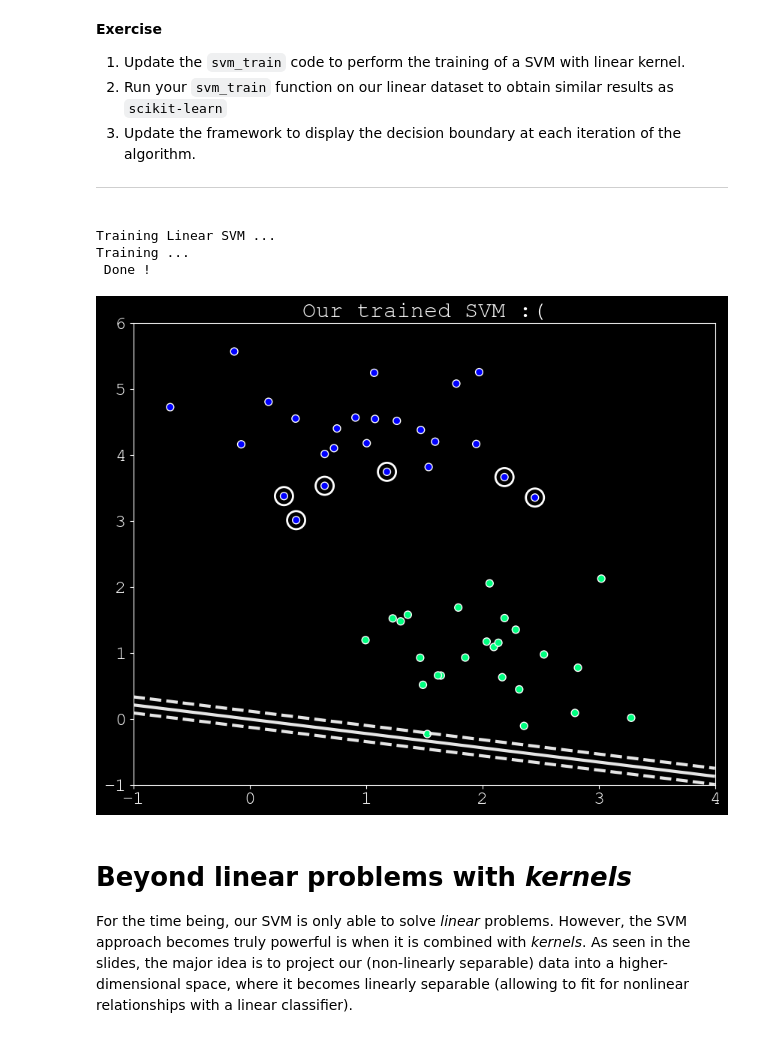
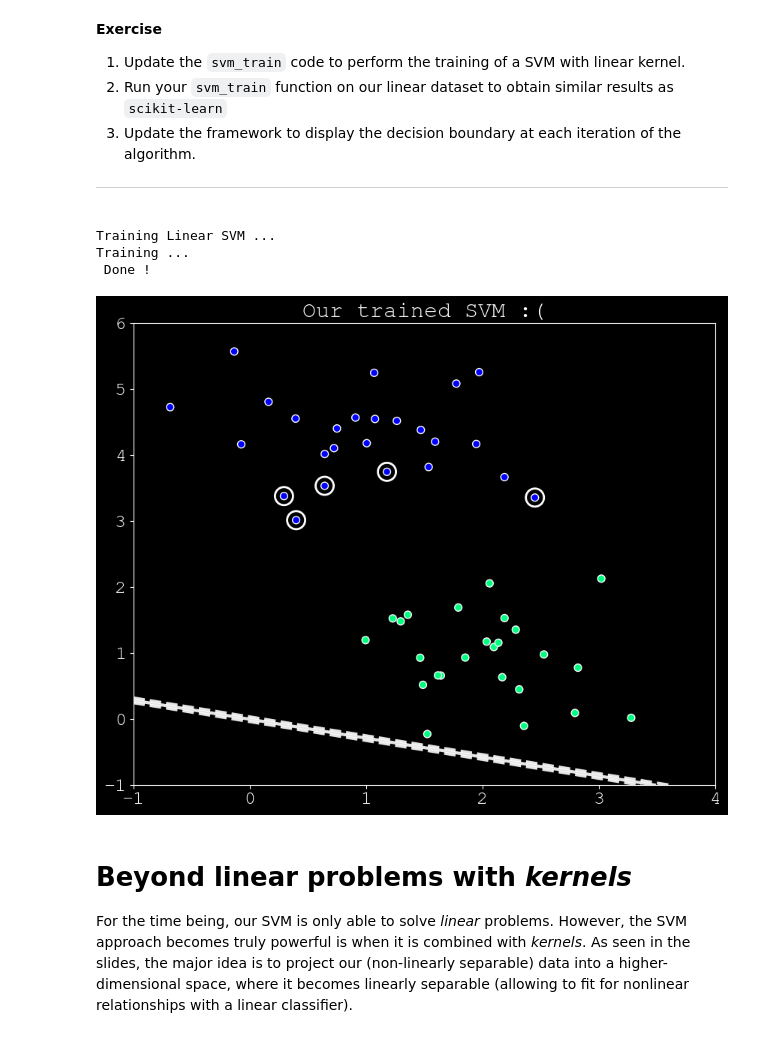
Before and after one commit to peladeaucome/atiam_ml, a Jupyter notebook: 03_support_vector_machines.ipynb, the cells around one changed output. Drawn from its saved outputs; the diff is of its cells as text; code cells hidden in the pictures.

```diff
--- a/03_support_vector_machines.ipynb
+++ b/03_support_vector_machines.ipynb
@@ -447,7 +447,6 @@ def svm_train(X, Y_b, C, kernel_type, tol=1e-3, max_iter=5):
 
     # Pre-compute the kernel matrix (in practice, the optimized packages will _not_ do this)
     K = np.array(kernel(X, X.transpose(), kernel_type))
-
     # Train
     print('Training ...')
     while passes < max_iter:
@@ -462,8 +461,7 @@ def svm_train(X, Y_b, C, kernel_type, tol=1e-3, max_iter=5):
             ######################
 
             #Calculate E[i]
-            E[i] = np.sum(alphas.T*Y.T*K[i]) + b - Y[i]
-
+            E[i] = np.sum(alphas.T*Y.T*K[i])+b  - Y[i]
             if ((Y[i]*E[i]<-tol and alphas[i]<C) or (Y[i]*E[i]>tol and alphas[i]>0)):
                 #Select j!=i
                 j=np.random.randint(m)
@@ -471,7 +469,7 @@ def svm_train(X, Y_b, C, kernel_type, tol=1e-3, max_iter=5):
                     j = np.random.randint(m)
 
                 #calculate E[j]
-                E[j] = np.sum(alphas.T*Y.T*K[j]) + b - Y[j]
+                E[j] = np.sum(alphas.T*Y.T*K[j])+b - Y[j]
 
                 #Save old alphas
                 alpha_i_old = alphas[i]
@@ -531,39 +529,39 @@ def svm_train(X, Y_b, C, kernel_type, tol=1e-3, max_iter=5):
     model["x"] = X[idx, :]
     model["y"] = Y[idx]
     model["b"] = b
-    model["alphas"] = alphas[idx, 0] * Y[idx]
+    model["alphas"] = alphas[idx,0]*Y[idx]
     model["kernel"] = kernel
     return model
 
 # Training Linear SVM
 print('Training Linear SVM ...')
 # Parameters of the training
-C = 1                  # C regularization value
+C = 2                  # C regularization value
 tolerance = 1e-5       # Tolerance value for thresholds
-nb_iterations = 50      # Number of iterations
+nb_iterations = 100      # Number of iterations
 # Perform the training (try to fiddle the previous values to see effect).
 model = svm_train(X, y, C, 'linear', tolerance, nb_iterations);
 # Evaluate the decision function
 ax = plt.figure(figsize=(10, 8)).gca()
 ax.scatter(X[:, 0], X[:, 1], c=y, s=50, edgecolor = 'w', cmap='winter')
 ax.set_xlim(-1, 4); ax.set_ylim(-1, 6)
 xlim = ax.get_xlim(); ylim = ax.get_ylim()
 # Create grid to evaluate model
 x = np.linspace(xlim[0], xlim[1], 30)
 yp = np.linspace(ylim[0], ylim[1], 30)
 Y, Xp = np.meshgrid(yp, x)
 xy = np.vstack([Xp.ravel(), Y.ravel()]).T
 P = decision_function(model, xy.transpose())
 P = P.reshape((30, 30))
 # plot decision boundary and margins
 ax.contour(Xp, Y, P, colors='w',levels=[-1, 0, 1], alpha=0.9,linestyles=['--', '-', '--'])
 ax.scatter(model["x"][:, 0], model["x"][:, 1],s=300, linewidth=2, edgecolor='w', facecolors='none');
 plt.title('Our trained SVM :(');
 # %% [output]
 Training Linear SVM ...
 Training ...
  Done !
-[figure, old version]
+[figure, new version]
 # %% [markdown]
 # Beyond linear problems with _kernels_
 
```
Also changed, not shown: parts of 5 cells of this notebook, 3 other files.
